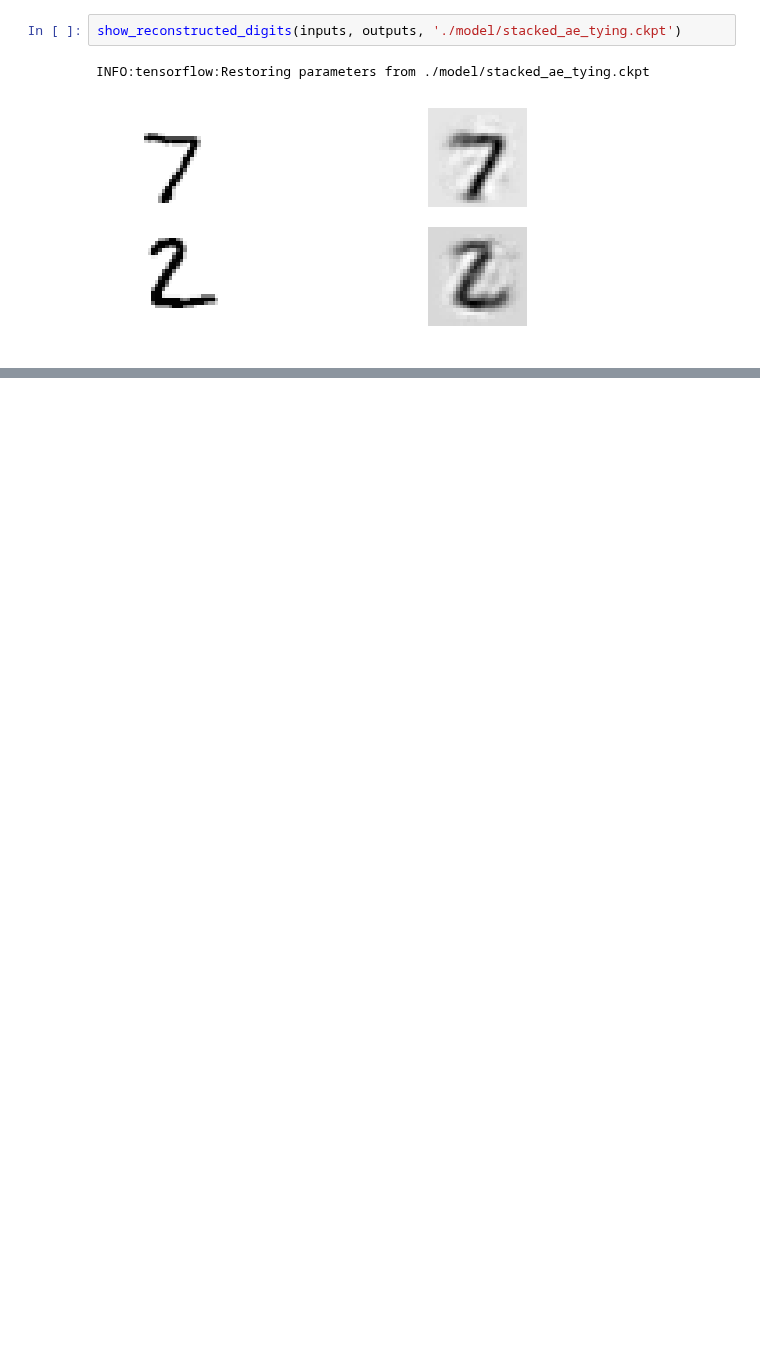
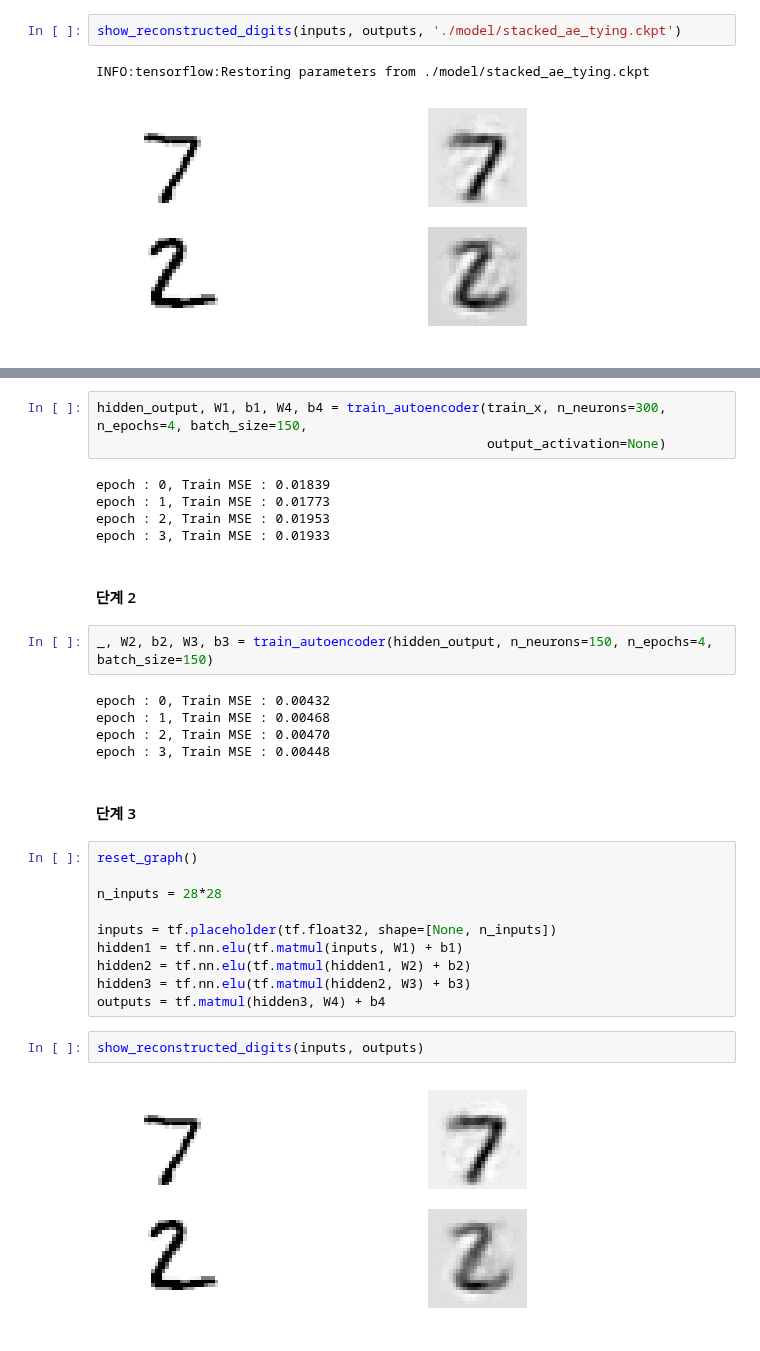
Before and after one commit to ExcelsiorCJH/Hands-On-ML, a Jupyter notebook: Chap15-Autoencoders/Chap15-Autoencoders.ipynb, the cells around one changed output, grey strips where cells are left out. Drawn from its saved outputs; the diff is of its cells as text; blank space fills up the shorter version.

```diff
--- a/Chap15-Autoencoders/Chap15-Autoencoders.ipynb
+++ b/Chap15-Autoencoders/Chap15-Autoencoders.ipynb
@@ -337,0 +420,33 @@ INFO:tensorflow:Restoring parameters from ./model/stacked_ae_tying.ckpt
+# %%
+hidden_output, W1, b1, W4, b4 = train_autoencoder(train_x, n_neurons=300, n_epochs=4, batch_size=150,
+                                                  output_activation=None)
+# %% [output]
+epoch : 0, Train MSE : 0.01839
+epoch : 1, Train MSE : 0.01773
+epoch : 2, Train MSE : 0.01953
+epoch : 3, Train MSE : 0.01933
+# %% [markdown]
+#### 단계 2
+# %%
+_, W2, b2, W3, b3 = train_autoencoder(hidden_output, n_neurons=150, n_epochs=4, batch_size=150)
+# %% [output]
+epoch : 0, Train MSE : 0.00432
+epoch : 1, Train MSE : 0.00468
+epoch : 2, Train MSE : 0.00470
+epoch : 3, Train MSE : 0.00448
+# %% [markdown]
+#### 단계 3
+# %%
+reset_graph()
+
+n_inputs = 28*28
+
+inputs = tf.placeholder(tf.float32, shape=[None, n_inputs])
+hidden1 = tf.nn.elu(tf.matmul(inputs, W1) + b1)
+hidden2 = tf.nn.elu(tf.matmul(hidden1, W2) + b2)
+hidden3 = tf.nn.elu(tf.matmul(hidden2, W3) + b3)
+outputs = tf.matmul(hidden3, W4) + b4
+# %%
+show_reconstructed_digits(inputs, outputs)
+# %% [output]
+[figure, added]
```
Also changed, not shown: parts of 36 cells of this notebook, 10 other files.
